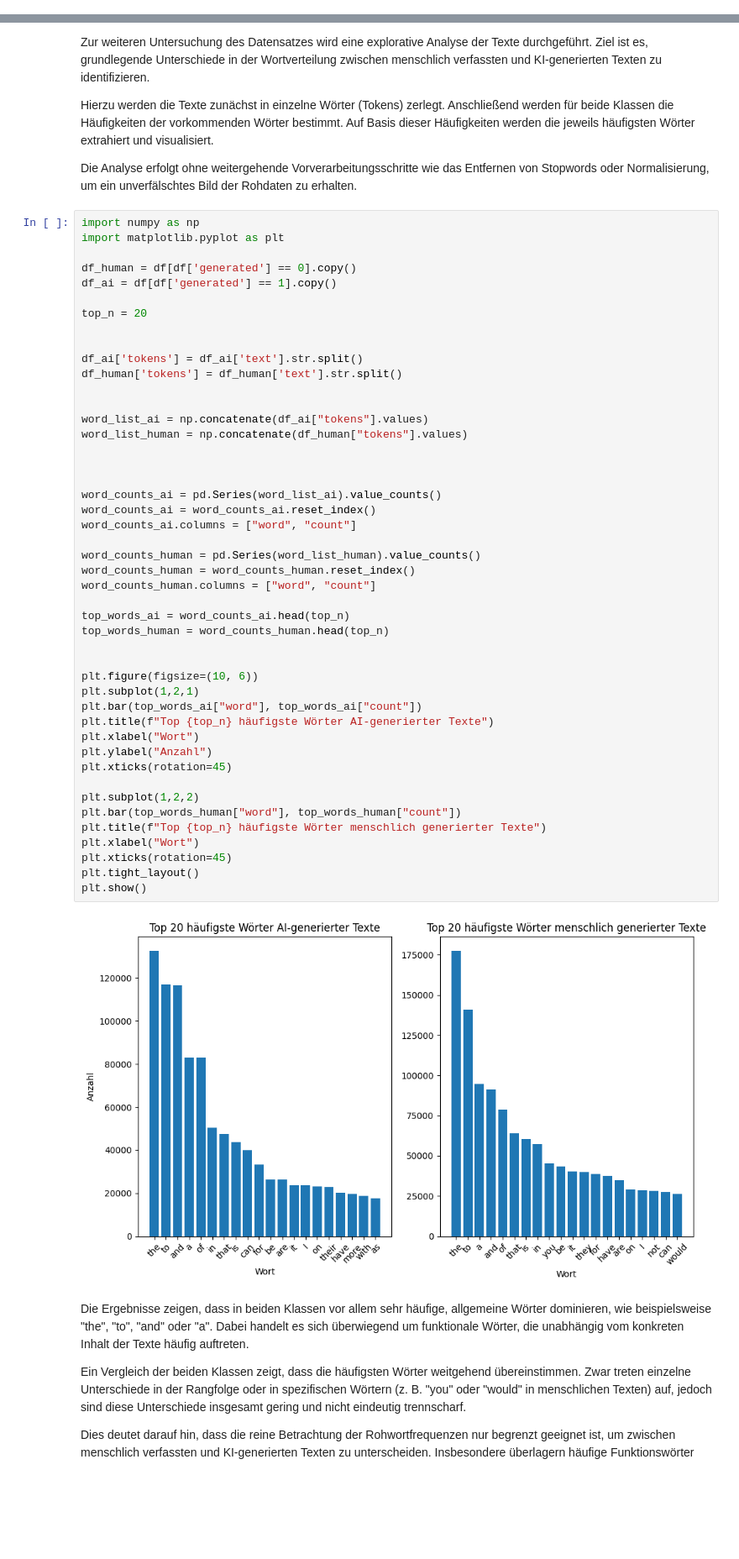
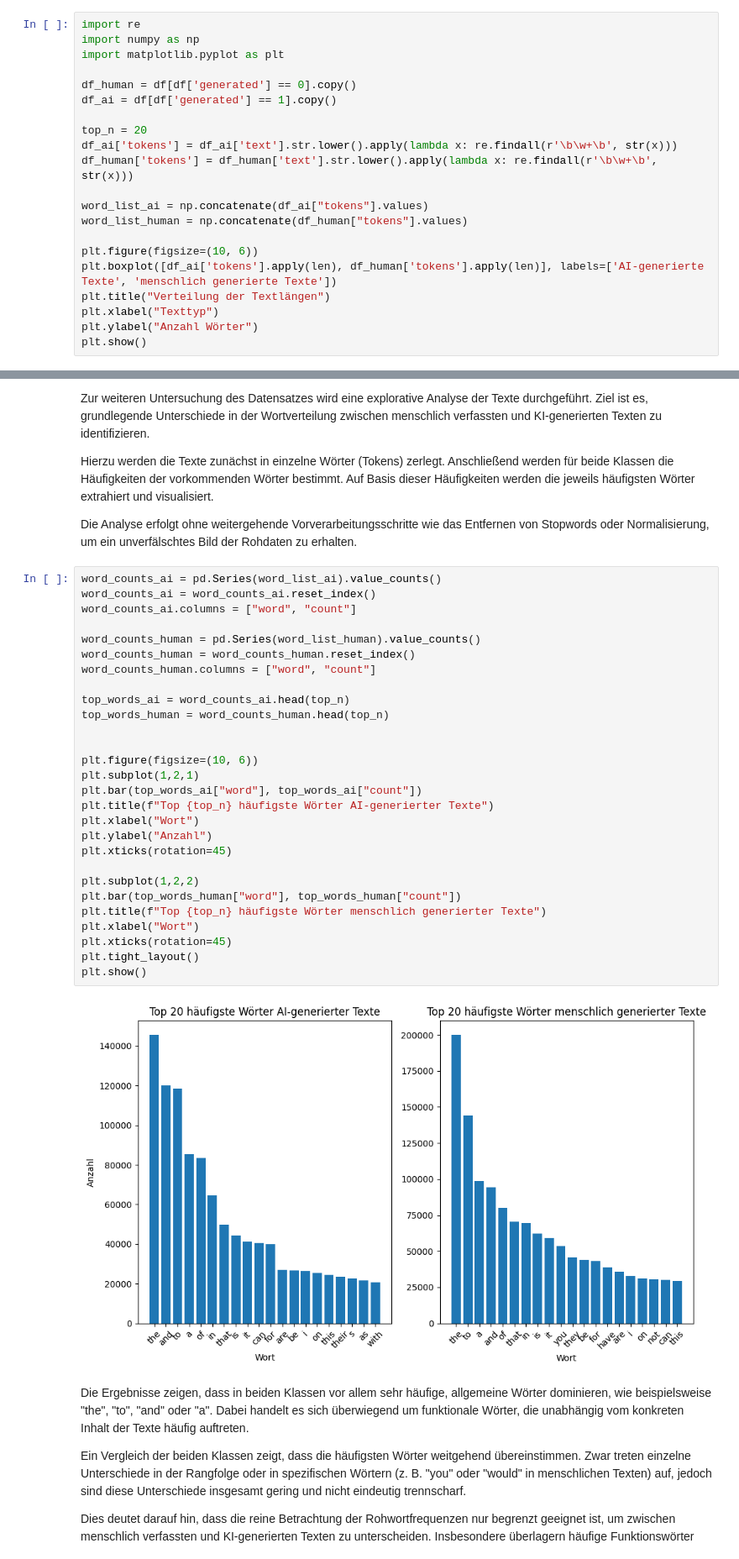
Before and after one commit to andreashubertus/DSundKI2, a Jupyter notebook: main.ipynb, the cells around one changed output, grey strips where cells are left out. Shown at 84% size. Cells and saved outputs as stored; diff of their text form; blank space fills up the shorter version.

```diff
--- a/main.ipynb
+++ b/main.ipynb
@@ -123,3 +123,24 @@ Korpusstatistik:
 Für die folgende Analyse wird ein reduzierter und aufbereiteter Datensatz verwendet.
 Die detaillierte Beschreibung der Datensatzreduktion sowie der weiteren
 Datenvorbereitung erfolgt in Kapitel 3 (Data Preparation).
+# %%
+import re
+import numpy as np
+import matplotlib.pyplot as plt
+
+df_human = df[df['generated'] == 0].copy()
+df_ai = df[df['generated'] == 1].copy()
+
+top_n = 20
+df_ai['tokens'] = df_ai['text'].str.lower().apply(lambda x: re.findall(r'\b\w+\b', str(x)))
+df_human['tokens'] = df_human['text'].str.lower().apply(lambda x: re.findall(r'\b\w+\b', str(x)))
+
+word_list_ai = np.concatenate(df_ai["tokens"].values)
+word_list_human = np.concatenate(df_human["tokens"].values)
+
+plt.figure(figsize=(10, 6))
+plt.boxplot([df_ai['tokens'].apply(len), df_human['tokens'].apply(len)], labels=['AI-generierte Texte', 'menschlich generierte Texte'])
+plt.title("Verteilung der Textlängen")
+plt.xlabel("Texttyp")
+plt.ylabel("Anzahl Wörter")
+plt.show()
@@ -182,53 +207,35 @@ Hierzu werden die Texte zunächst in einzelne Wörter (Tokens) zerlegt. Anschlie
 
 Die Analyse erfolgt ohne weitergehende Vorverarbeitungsschritte wie das Entfernen von Stopwords oder Normalisierung, um ein unverfälschtes Bild der Rohdaten zu erhalten.
 # %%
-import numpy as np
-import matplotlib.pyplot as plt
-
-df_human = df[df['generated'] == 0].copy()
-df_ai = df[df['generated'] == 1].copy()
-
-top_n = 20
-
-
-df_ai['tokens'] = df_ai['text'].str.split()
-df_human['tokens'] = df_human['text'].str.split()
-
-
-word_list_ai = np.concatenate(df_ai["tokens"].values)
-word_list_human = np.concatenate(df_human["tokens"].values)
-
-
-
 word_counts_ai = pd.Series(word_list_ai).value_counts()
 word_counts_ai = word_counts_ai.reset_index()
 word_counts_ai.columns = ["word", "count"]
 
 word_counts_human = pd.Series(word_list_human).value_counts()
 word_counts_human = word_counts_human.reset_index()
 word_counts_human.columns = ["word", "count"]
 
 top_words_ai = word_counts_ai.head(top_n)
 top_words_human = word_counts_human.head(top_n)
 
 
 plt.figure(figsize=(10, 6))
 plt.subplot(1,2,1)
 plt.bar(top_words_ai["word"], top_words_ai["count"])
 plt.title(f"Top {top_n} häufigste Wörter AI-generierter Texte")
 plt.xlabel("Wort")
 plt.ylabel("Anzahl")
 plt.xticks(rotation=45)
 
 plt.subplot(1,2,2)
 plt.bar(top_words_human["word"], top_words_human["count"])
 plt.title(f"Top {top_n} häufigste Wörter menschlich generierter Texte")
 plt.xlabel("Wort")
 plt.xticks(rotation=45)
 plt.tight_layout()
 plt.show()
 # %% [output]
-[figure, old version]
+[figure, new version]
 # %% [markdown]
 Die Ergebnisse zeigen, dass in beiden Klassen vor allem sehr häufige, allgemeine Wörter dominieren, wie beispielsweise "the", "to", "and" oder "a". Dabei handelt es sich überwiegend um funktionale Wörter, die unabhängig vom konkreten Inhalt der Texte häufig auftreten.
 
```
Also changed, not shown: parts of 16 cells of this notebook.
